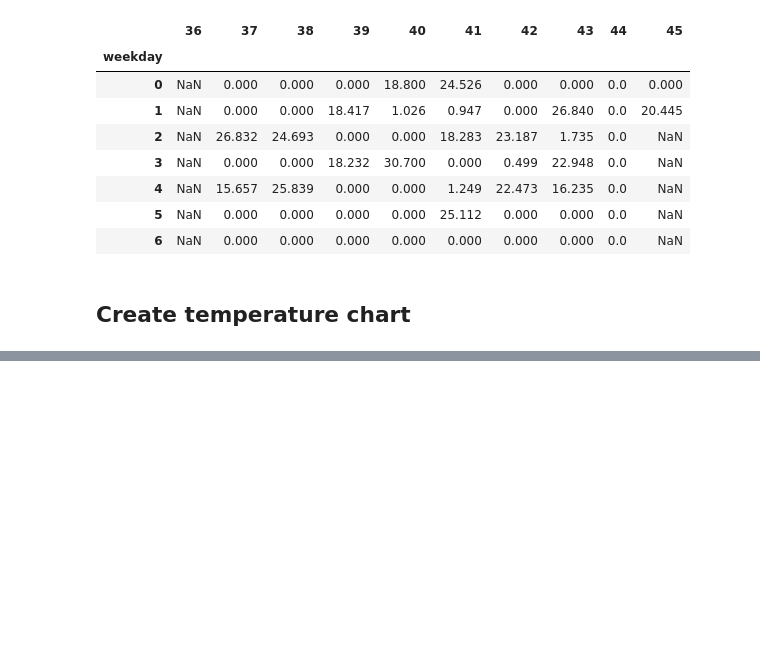
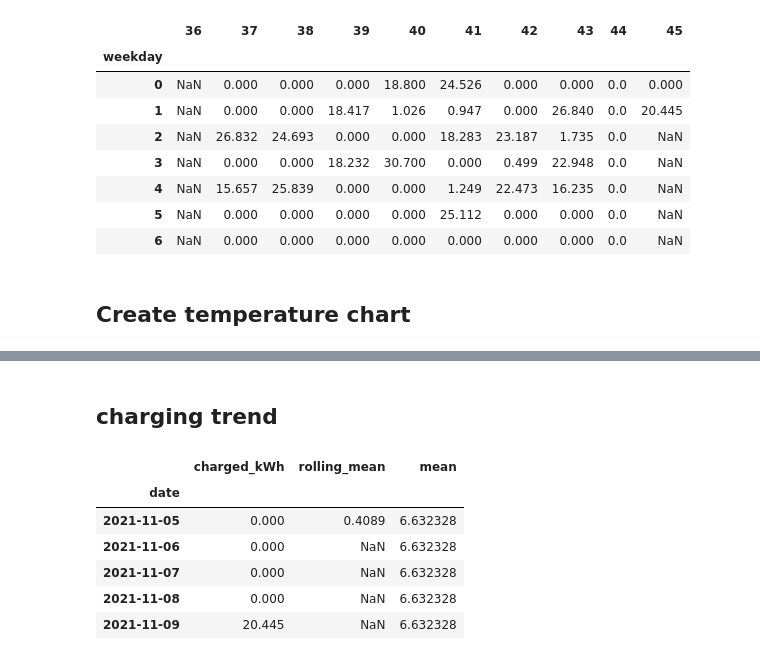
Before and after one commit to munich-ml/raspi_walli, a Jupyter notebook: database/database_migration/calc_walli_statistics.ipynb, the cells around one changed output, grey strips where cells are left out. Drawn from its saved outputs; the diff is of its cells as text; code cells hidden in the pictures; blank space fills up the shorter version.

```diff
--- a/database/database_migration/calc_walli_statistics.ipynb
+++ b/database/database_migration/calc_walli_statistics.ipynb
@@ -173,0 +181,15 @@ temps.tail()
+# %% [markdown]
+## charging trend
+# %%
+kwh = df[["date", "charged_kWh"]].groupby("date").agg("sum")
+kwh["rolling_mean"] = kwh["charged_kWh"].rolling(10, win_type="triang", center=True).mean()
+kwh["mean"] = [kwh.charged_kWh.mean()] * kwh.shape[0]
+kwh.tail()
+# %% [output]
+|  | charged_kWh | rolling_mean | mean |
+| date |  |  |  |
+| 2021-11-05 | 0.000 | 0.4089 | 6.632328 |
+| 2021-11-06 | 0.000 | NaN | 6.632328 |
+| 2021-11-07 | 0.000 | NaN | 6.632328 |
+| 2021-11-08 | 0.000 | NaN | 6.632328 |
+| 2021-11-09 | 20.445 | NaN | 6.632328 |
```
Also changed, not shown: parts of 6 cells of this notebook.
